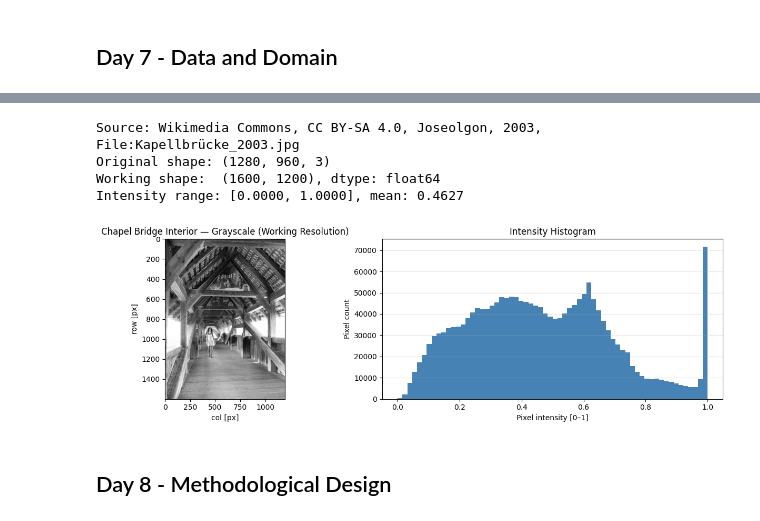
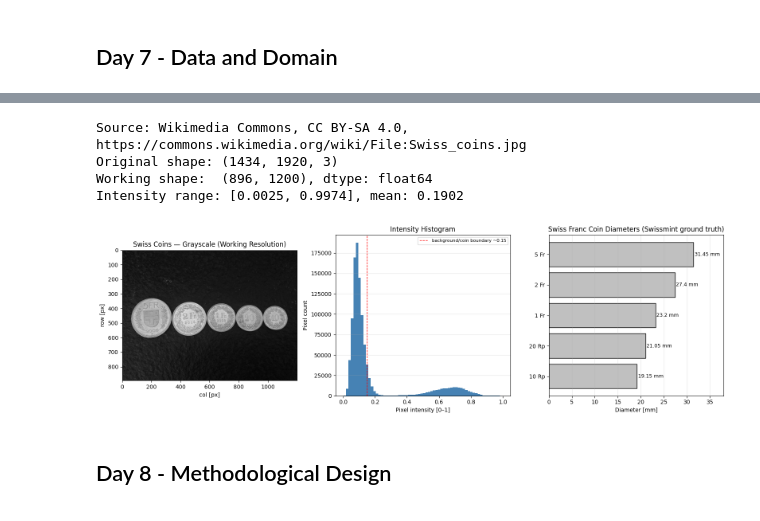
Before and after one commit to mikeandrusyak/gbsv-research, a Jupyter notebook: mc2/pattern_detection.ipynb, the cells around one changed output, grey strips where cells are left out. Cells and saved outputs as stored; diff of their text form; code cells hidden in the pictures.

```diff
--- a/mc2/pattern_detection.ipynb
+++ b/mc2/pattern_detection.ipynb
@@ -224,26 +251,42 @@ The selected image is a perspective photograph of the interior of Kapellbrücke,
 # %%
 print(f"Source: {IMAGE_SOURCE}")
 print(f"Original shape: {img_raw.shape}")
 print(f"Working shape:  {IMG.shape}, dtype: {IMG.dtype}")
 print(f"Intensity range: [{IMG.min():.4f}, {IMG.max():.4f}], mean: {IMG.mean():.4f}")
 
-fig, axes = plt.subplots(1, 2, figsize=(13, 4))
+fig, axes = plt.subplots(1, 3, figsize=(16, 5))
+
 axes[0].imshow(IMG, cmap="gray", vmin=0, vmax=1)
-axes[0].set_title("Chapel Bridge Interior — Grayscale (Working Resolution)")
+axes[0].set_title("Swiss Coins — Grayscale (Working Resolution)")
 axes[0].set_xlabel("col [px]")
 axes[0].set_ylabel("row [px]")
+
 axes[1].hist(IMG.ravel(), bins=64, color="steelblue", edgecolor="none")
 axes[1].set_xlabel("Pixel intensity [0–1]")
 axes[1].set_ylabel("Pixel count")
 axes[1].set_title("Intensity Histogram")
 axes[1].grid(axis="y", alpha=0.3)
+axes[1].axvline(0.15, color="red", linestyle="--", linewidth=1,
+                label="background/coin boundary ~0.15")
+axes[1].legend(fontsize=8)
+
+axes[2].barh(COIN_DENOMINATIONS[::-1], COIN_DIAMETERS_MM[::-1],
+             color="silver", edgecolor="black")
+for i, (denom, diam) in enumerate(zip(reversed(COIN_DENOMINATIONS),
+                                      reversed(COIN_DIAMETERS_MM))):
+    axes[2].text(diam + 0.2, i, f"{diam} mm", va="center", fontsize=9)
+axes[2].set_xlabel("Diameter [mm]")
+axes[2].set_title("Swiss Franc Coin Diameters (Swissmint ground truth)")
+axes[2].set_xlim(0, 38)
+axes[2].grid(axis="x", alpha=0.3)
+
 plt.tight_layout()
 plt.show()
 # %% [output]
-Source: Wikimedia Commons, CC BY-SA 4.0, Joseolgon, 2003, File:Kapellbrücke_2003.jpg
-Original shape: (1280, 960, 3)
-Working shape:  (1600, 1200), dtype: float64
-Intensity range: [0.0000, 1.0000], mean: 0.4627
+Source: Wikimedia Commons, CC BY-SA 4.0, https://commons.wikimedia.org/wiki/File:Swiss_coins.jpg
+Original shape: (1434, 1920, 3)
+Working shape:  (896, 1200), dtype: float64
+Intensity range: [0.0025, 0.9974], mean: 0.1902
-[figure, old version]
+[figure, new version]
 # %% [markdown]
 ## Day 8 - Methodological Design
```
Also changed, not shown: parts of 29 cells of this notebook.
